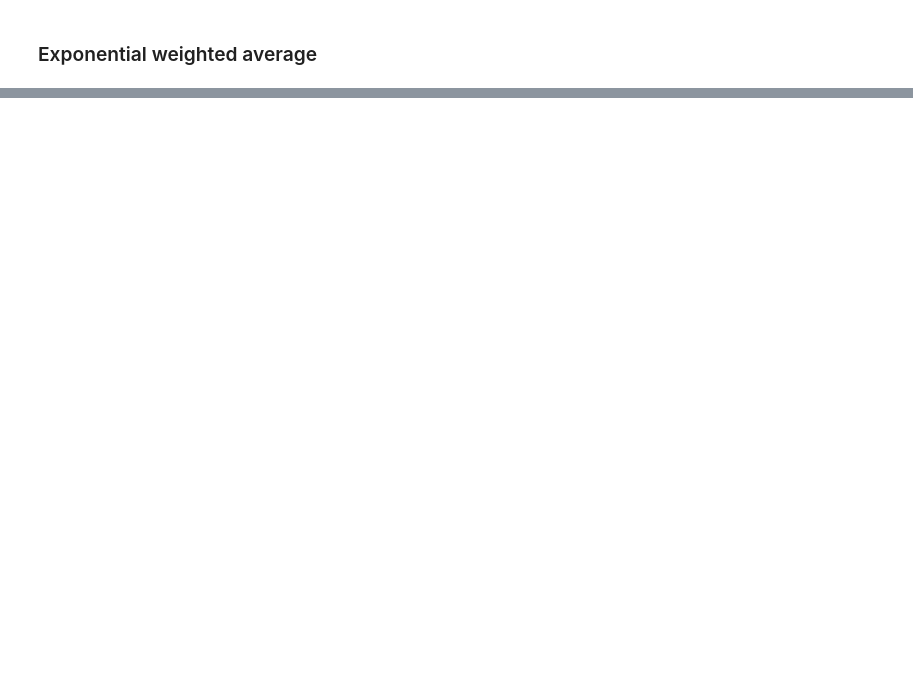
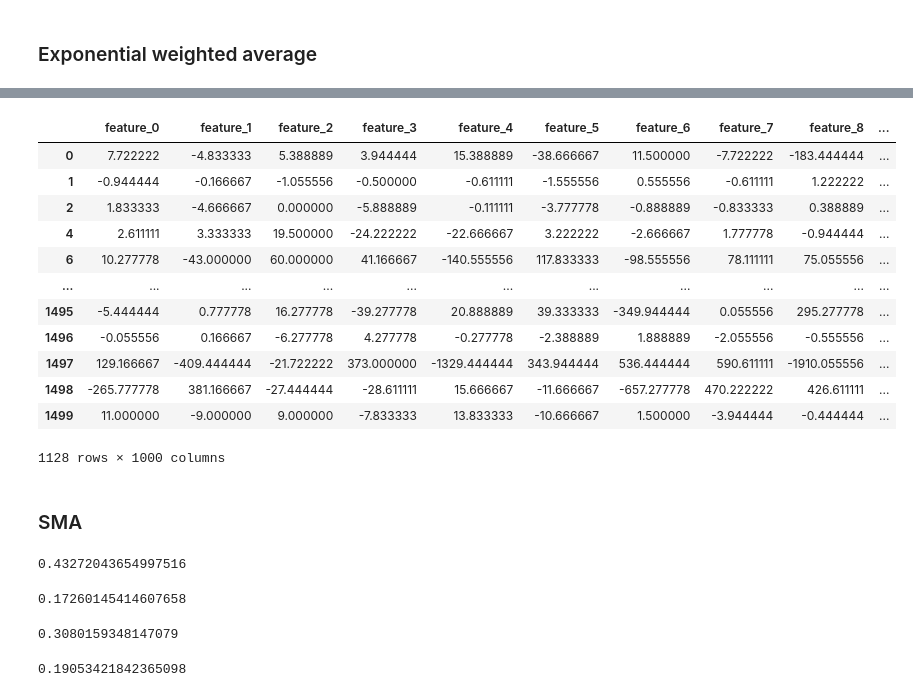
Before and after one commit to notlosca/data-science-lab, a Jupyter notebook: laboratories/lab_07/lab_07.ipynb, the cells around one changed output, grey strips where cells are left out. Drawn from its saved outputs; the diff is of its cells as text; code cells hidden in the pictures; blank space fills up the shorter version.

Commit message:
Random forests and KNN, pretty low accuracy

```diff
--- a/laboratories/lab_07/lab_07.ipynb
+++ b/laboratories/lab_07/lab_07.ipynb
@@ -290,7 +291,7 @@ for a in prova:
 
 # portion = .10
 # num_buckets = round(portion * max_length)
-num_buckets = 10 #divided into 10 buckets
+num_buckets = 1000 #divided into 10 buckets
 
 another_dict = dict()
 
@@ -348,9 +356,9 @@ def cumulative_moving_average(list_of_arys:list) -> np.array:
 ### Simple moving average (SMA)
 # %%
 # SMA
-another_dict_avg = {}
+sma_dict = {}
 for key, item in another_dict.items():
     simple_mean = simple_moving_average(item.values())
-    another_dict_avg[key] = {f'feature_{i}':m for i,m in enumerate(simple_mean)}
-another_dict_avg[10]
+    sma_dict[key] = {f'feature_{i}':m for i,m in enumerate(simple_mean)}
+sma_dict[10]
 # %% [output]
@@ -400,0 +454,4 @@ cum_avg_dict[10]
+# %%
+sma_df = pd.DataFrame.from_dict(sma_dict).T
+sma_df['label'] = df.label
+sma_df.head()
@@ -400,0 +466,62 @@ cum_avg_dict[10]
+# %%
+sma_df[sma_df.columns[:-1]]
+# %% [output]
+|  | feature_0 | feature_1 | feature_2 | feature_3 | feature_4 | feature_5 | feature_6 | feature_7 | feature_8 | ... |
+| 0 | 7.722222 | -4.833333 | 5.388889 | 3.944444 | 15.388889 | -38.666667 | 11.500000 | -7.722222 | -183.444444 | ... |
+| 1 | -0.944444 | -0.166667 | -1.055556 | -0.500000 | -0.611111 | -1.555556 | 0.555556 | -0.611111 | 1.222222 | ... |
+| 2 | 1.833333 | -4.666667 | 0.000000 | -5.888889 | -0.111111 | -3.777778 | -0.888889 | -0.833333 | 0.388889 | ... |
+| 4 | 2.611111 | 3.333333 | 19.500000 | -24.222222 | -22.666667 | 3.222222 | -2.666667 | 1.777778 | -0.944444 | ... |
+| 6 | 10.277778 | -43.000000 | 60.000000 | 41.166667 | -140.555556 | 117.833333 | -98.555556 | 78.111111 | 75.055556 | ... |
+| ... | ... | ... | ... | ... | ... | ... | ... | ... | ... | ... |
+| 1495 | -5.444444 | 0.777778 | 16.277778 | -39.277778 | 20.888889 | 39.333333 | -349.944444 | 0.055556 | 295.277778 | ... |
+| 1496 | -0.055556 | 0.166667 | -6.277778 | 4.277778 | -0.277778 | -2.388889 | 1.888889 | -2.055556 | -0.555556 | ... |
+| 1497 | 129.166667 | -409.444444 | -21.722222 | 373.000000 | -1329.444444 | 343.944444 | 536.444444 | 590.611111 | -1910.055556 | ... |
+| 1498 | -265.777778 | 381.166667 | -27.444444 | -28.611111 | 15.666667 | -11.666667 | -657.277778 | 470.222222 | 426.611111 | ... |
+| 1499 | 11.000000 | -9.000000 | 9.000000 | -7.833333 | 13.833333 | -10.666667 | 1.500000 | -3.944444 | -0.444444 | ... |
+1128 rows × 1000 columns
+# %% [markdown]
+### SMA
+# %%
+from sklearn.model_selection import train_test_split, ParameterGrid
+from sklearn.ensemble import RandomForestClassifier
+from sklearn.metrics import accuracy_score, f1_score
+
+X_train, X_test, y_train, y_test = train_test_split(sma_df[sma_df.columns[:-1]], sma_df[sma_df.columns[-1]], test_size=.2)
+
+y_train = y_train.astype('int')
+y_test = y_test.astype('int')
+clf_sma = RandomForestClassifier().fit(X_train, y_train)
+preds = clf_sma.predict(X_test)
+accuracy_score(y_test, preds)
+f1_score(y_test, preds, average='macro')
+# %% [output]
+0.43272043654997516
+# %%
+from sklearn.neighbors import KNeighborsClassifier
+knn_sma = KNeighborsClassifier(n_neighbors=4).fit(X_train, y_train)
+preds = knn_sma.predict(X_test)
+f1_score(y_test, preds, average='macro')
+# %% [output]
+0.17260145414607658
+# %%
+from sklearn.model_selection import train_test_split, ParameterGrid
+from sklearn.ensemble import RandomForestClassifier
+from sklearn.metrics import accuracy_score, f1_score
+
+X_train, X_test, y_train, y_test = train_test_split(cum_df[cum_df.columns[:-1]], cum_df[cum_df.columns[-1]], test_size=.2)
+
+y_train = y_train.astype('int')
+y_test = y_test.astype('int')
+clf_cum = RandomForestClassifier().fit(X_train, y_train)
+preds = clf_cum.predict(X_test)
+accuracy_score(y_test, preds)
+f1_score(y_test, preds, average='macro')
+# %% [output]
+0.3080159348147079
+# %%
+from sklearn.neighbors import KNeighborsClassifier
+knn_cum = KNeighborsClassifier(n_neighbors=25).fit(X_train, y_train)
+preds = knn_cum.predict(X_test)
+f1_score(y_test, preds, average='macro')
+# %% [output]
+0.19053421842365098
```
Also changed, not shown: parts of 12 cells of this notebook.
